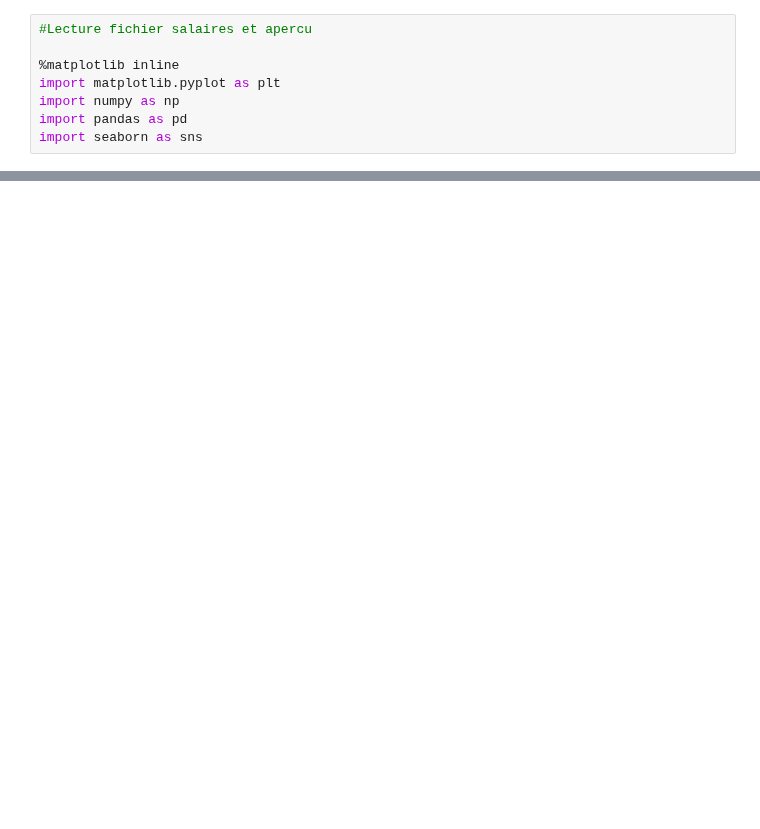
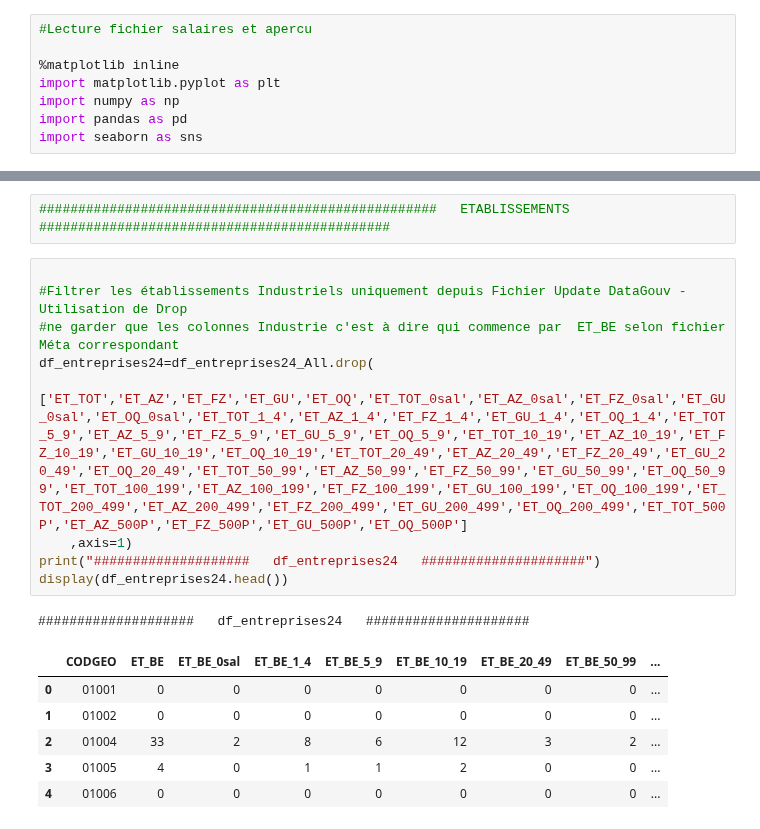
Before and after one commit to nkostiuk/french-industry, a Jupyter notebook: notebooks/MXC-FI - Notebook Travail Maxime.ipynb, the cells around one changed output, grey strips where cells are left out. Saved outputs shown, nothing was run; the diff lists cells and outputs as text; blank space fills up the shorter version.

```diff
--- a/notebooks/MXC-FI - Notebook Travail Maxime.ipynb
+++ b/notebooks/MXC-FI - Notebook Travail Maxime.ipynb
@@ -40,0 +125,19 @@ display(Etablissements_All.head())
+# %%
+###################################################   ETABLISSEMENTS  #############################################
+# %%
+
+#Filtrer les établissements Industriels uniquement depuis Fichier Update DataGouv - Utilisation de Drop
+#ne garder que les colonnes Industrie c'est à dire qui commence par  ET_BE selon fichier Méta correspondant
+df_entreprises24=df_entreprises24_All.drop(
+    ['ET_TOT','ET_AZ','ET_FZ','ET_GU','ET_OQ','ET_TOT_0sal','ET_AZ_0sal','ET_FZ_0sal','ET_GU_0sal','ET_OQ_0sal','ET_TOT_1_4','ET_AZ_1_4','ET_FZ_1_4','ET_GU_1_4','ET_OQ_1_4','ET_TOT_5_9','ET_AZ_5_9','ET_FZ_5_9','ET_GU_5_9','ET_OQ_5_9','ET_TOT_10_19','ET_AZ_10_19','ET_FZ_10_19','ET_GU_10_19','ET_OQ_10_19','ET_TOT_20_49','ET_AZ_20_49','ET_FZ_20_49','ET_GU_20_49','ET_OQ_20_49','ET_TOT_50_99','ET_AZ_50_99','ET_FZ_50_99','ET_GU_50_99','ET_OQ_50_99','ET_TOT_100_199','ET_AZ_100_199','ET_FZ_100_199','ET_GU_100_199','ET_OQ_100_199','ET_TOT_200_499','ET_AZ_200_499','ET_FZ_200_499','ET_GU_200_499','ET_OQ_200_499','ET_TOT_500P','ET_AZ_500P','ET_FZ_500P','ET_GU_500P','ET_OQ_500P']
+    ,axis=1)
+print("####################   df_entreprises24   #####################")
+display(df_entreprises24.head())
+# %% [output]
+####################   df_entreprises24   #####################
+|  | CODGEO | ET_BE | ET_BE_0sal | ET_BE_1_4 | ET_BE_5_9 | ET_BE_10_19 | ET_BE_20_49 | ET_BE_50_99 | ... |
+| 0 | 01001 | 0 | 0 | 0 | 0 | 0 | 0 | 0 | ... |
+| 1 | 01002 | 0 | 0 | 0 | 0 | 0 | 0 | 0 | ... |
+| 2 | 01004 | 33 | 2 | 8 | 6 | 12 | 3 | 2 | ... |
+| 3 | 01005 | 4 | 0 | 1 | 1 | 2 | 0 | 0 | ... |
+| 4 | 01006 | 0 | 0 | 0 | 0 | 0 | 0 | 0 | ... |
```
Also changed, not shown: parts of 7 cells of this notebook.
